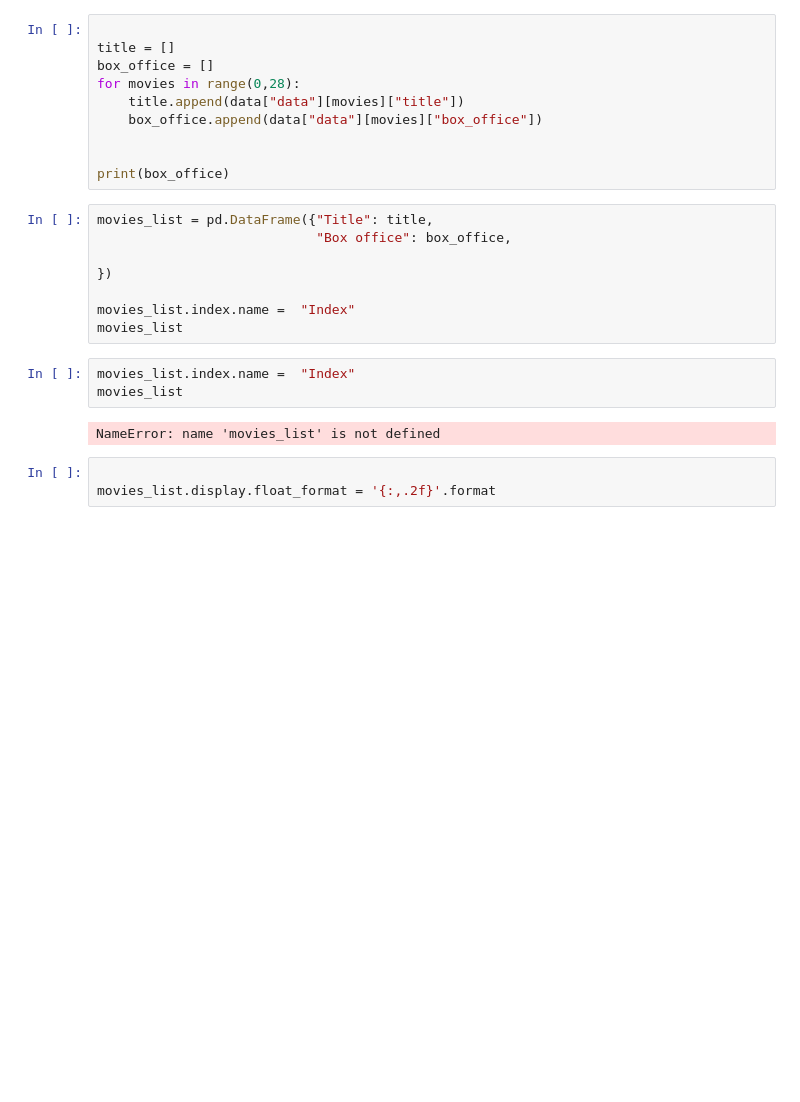
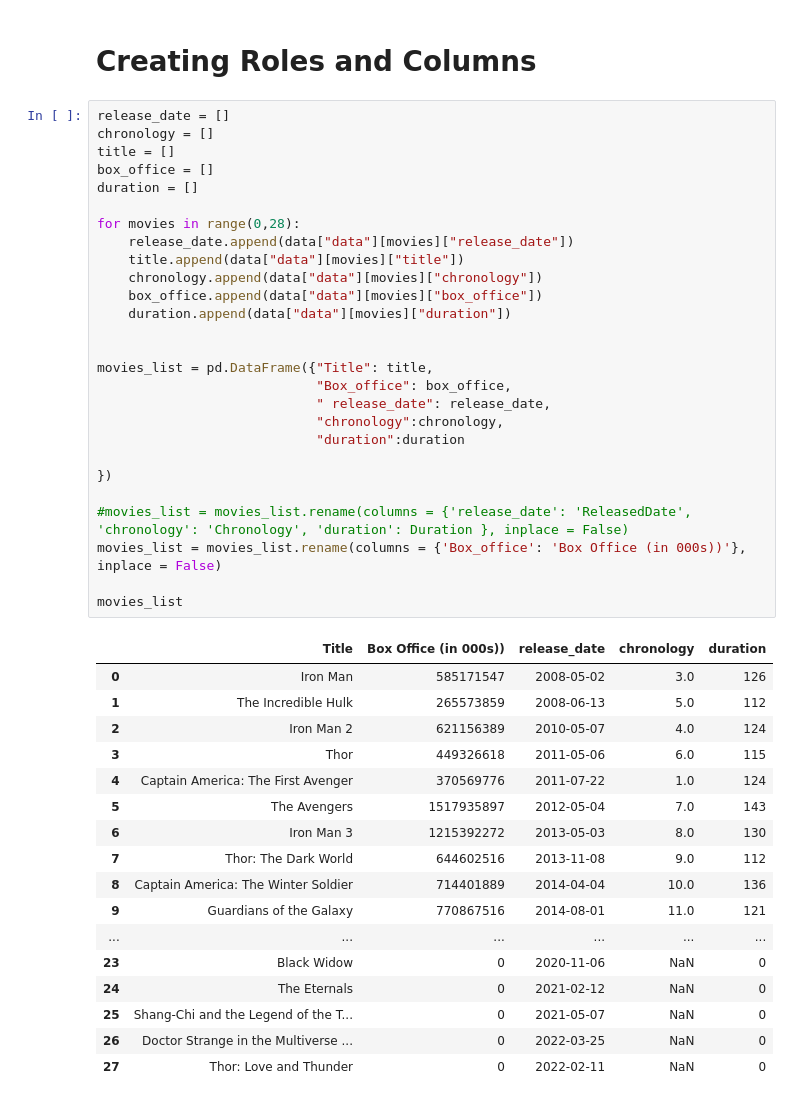
Before and after one commit to pnisenson/marvel-star, a Jupyter notebook: project.ipynb, the cells around one changed output. Drawn from its saved outputs; the diff is of its cells as text; blank space fills up the shorter version.

```diff
--- a/project.ipynb
+++ b/project.ipynb
@@ -20,26 +26,47 @@ NameError: name 'json' is not defined
-# %%
-
-title = []
-box_office = []
-for movies in range(0,28):
-    title.append(data["data"][movies]["title"])
-    box_office.append(data["data"][movies]["box_office"])
-
-
-print(box_office)
-# %%
-movies_list = pd.DataFrame({"Title": title,
-                            "Box office": box_office,
-
-})
-
-movies_list.index.name =  "Index"
-movies_list
-# %%
-movies_list.index.name =  "Index"
-movies_list
-# %% [output]
-NameError: name 'movies_list' is not defined
-# %%
-
-movies_list.display.float_format = '{:,.2f}'.format
+# %% [markdown]
+# Creating Roles and Columns
+# %%
+release_date = []
+chronology = []
+title = []
+box_office = []
+duration = []
+
+for movies in range(0,28):
+    release_date.append(data["data"][movies]["release_date"])
+    title.append(data["data"][movies]["title"])
+    chronology.append(data["data"][movies]["chronology"])
+    box_office.append(data["data"][movies]["box_office"])
+    duration.append(data["data"][movies]["duration"])
+
+
+movies_list = pd.DataFrame({"Title": title,
+                            "Box_office": box_office,
+                            " release_date": release_date,
+                            "chronology":chronology,
+                            "duration":duration
+
+})
+
+#movies_list = movies_list.rename(columns = {'release_date': 'ReleasedDate', 'chronology': 'Chronology', 'duration': Duration }, inplace = False)
+movies_list = movies_list.rename(columns = {'Box_office': 'Box Office (in 000s))'}, inplace = False)
+
+movies_list
+# %% [output]
+|  | Title | Box Office (in 000s)) | release_date | chronology | duration |
+| 0 | Iron Man | 585171547 | 2008-05-02 | 3.0 | 126 |
+| 1 | The Incredible Hulk | 265573859 | 2008-06-13 | 5.0 | 112 |
+| 2 | Iron Man 2 | 621156389 | 2010-05-07 | 4.0 | 124 |
+| 3 | Thor | 449326618 | 2011-05-06 | 6.0 | 115 |
+| 4 | Captain America: The First Avenger | 370569776 | 2011-07-22 | 1.0 | 124 |
+| 5 | The Avengers | 1517935897 | 2012-05-04 | 7.0 | 143 |
+| 6 | Iron Man 3 | 1215392272 | 2013-05-03 | 8.0 | 130 |
+| 7 | Thor: The Dark World | 644602516 | 2013-11-08 | 9.0 | 112 |
+| 8 | Captain America: The Winter Soldier | 714401889 | 2014-04-04 | 10.0 | 136 |
+| 9 | Guardians of the Galaxy | 770867516 | 2014-08-01 | 11.0 | 121 |
+| ... | ... | ... | ... | ... | ... |
+| 23 | Black Widow | 0 | 2020-11-06 | NaN | 0 |
+| 24 | The Eternals | 0 | 2021-02-12 | NaN | 0 |
+| 25 | Shang-Chi and the Legend of the T... | 0 | 2021-05-07 | NaN | 0 |
+| 26 | Doctor Strange in the Multiverse ... | 0 | 2022-03-25 | NaN | 0 |
+| 27 | Thor: Love and Thunder | 0 | 2022-02-11 | NaN | 0 |
```
Also changed, not shown: parts of 13 cells of this notebook, 4 other files.
